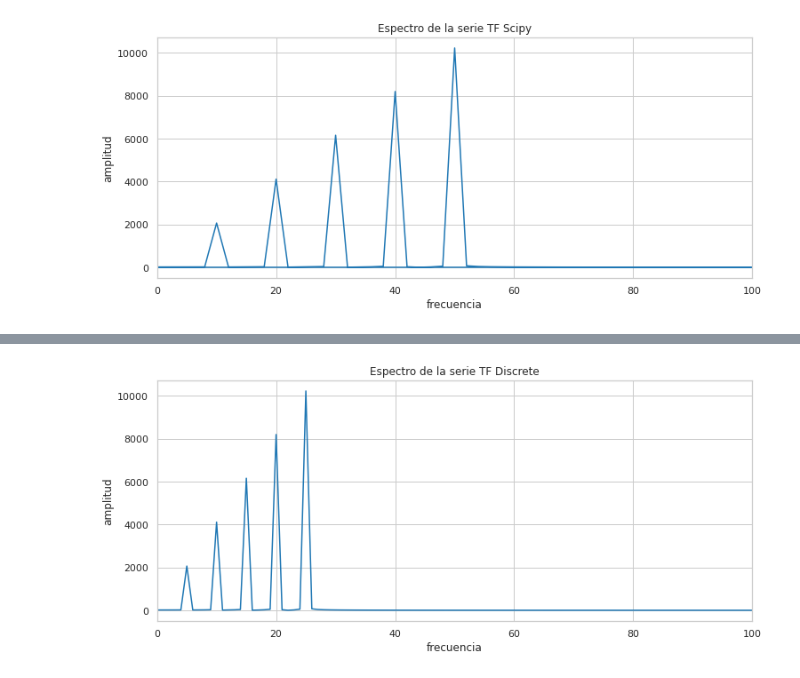
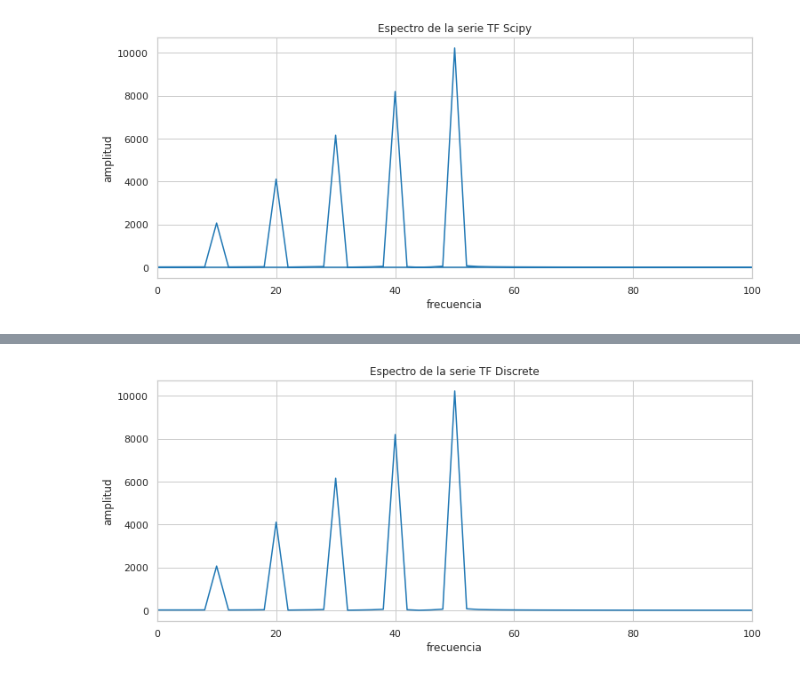
Before and after one commit to camilocarvajalreyes/tareas-MDS7204, a Jupyter notebook: unidad_1/tarea_2/fft.ipynb, the cells around one changed output, grey strips where cells are left out. Saved outputs shown, nothing was run; the diff lists cells and outputs as text; code cells hidden in the pictures.

```diff
--- a/unidad_1/tarea_2/fft.ipynb
+++ b/unidad_1/tarea_2/fft.ipynb
@@ -41,4 +45,4 @@ Wall time: 94.5 ms
 # %%
-plot_spectrum(np.arange(0,N),np.abs(ft_fast),'TF Discrete',ylabel='amplitud',max_freq=100);
+plot_spectrum(np.linspace(0,2*N,N),np.abs(ft_fast),'TF Discrete',ylabel='amplitud',max_freq=100);
 # %% [output]
-[figure, old version]
+[figure, new version]
```
Also changed, not shown: parts of 3 cells of this notebook, 1 other file.
